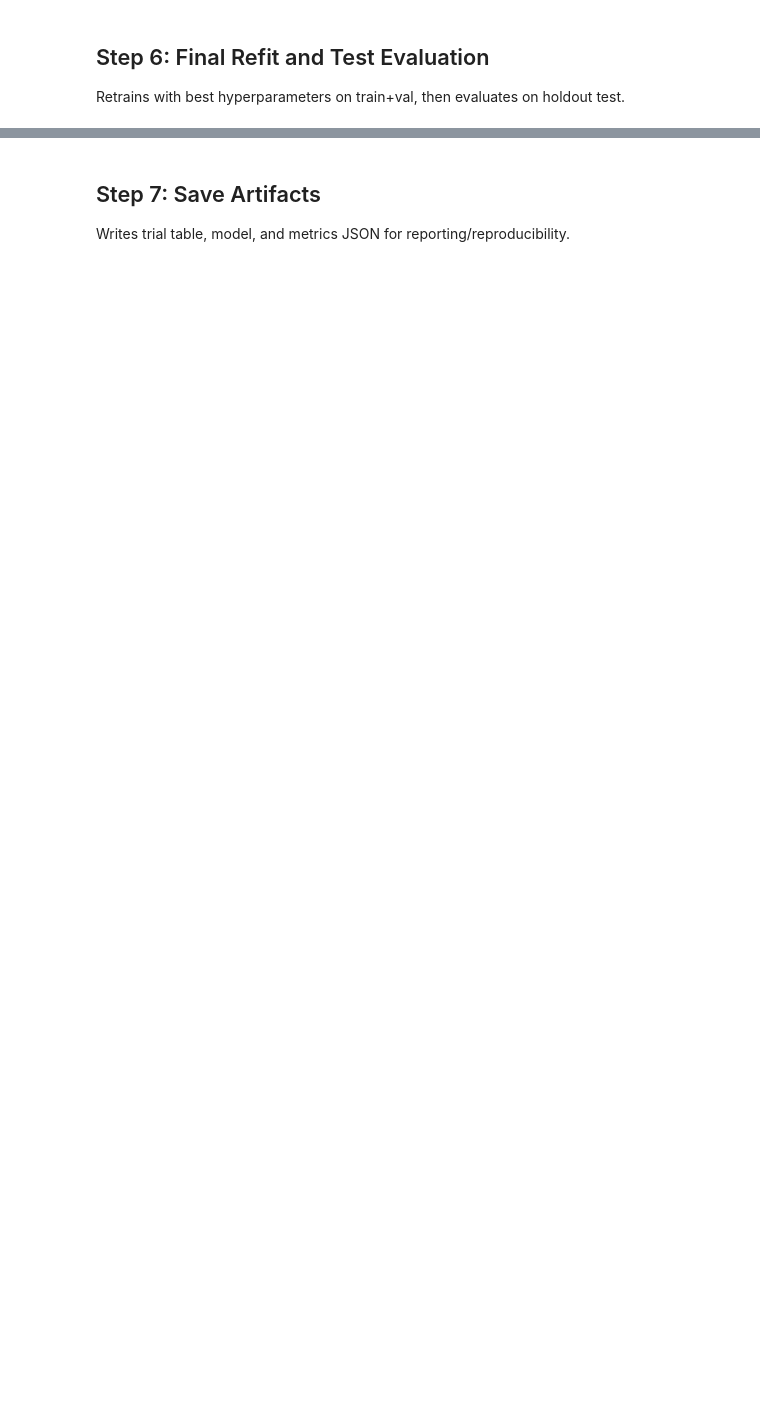
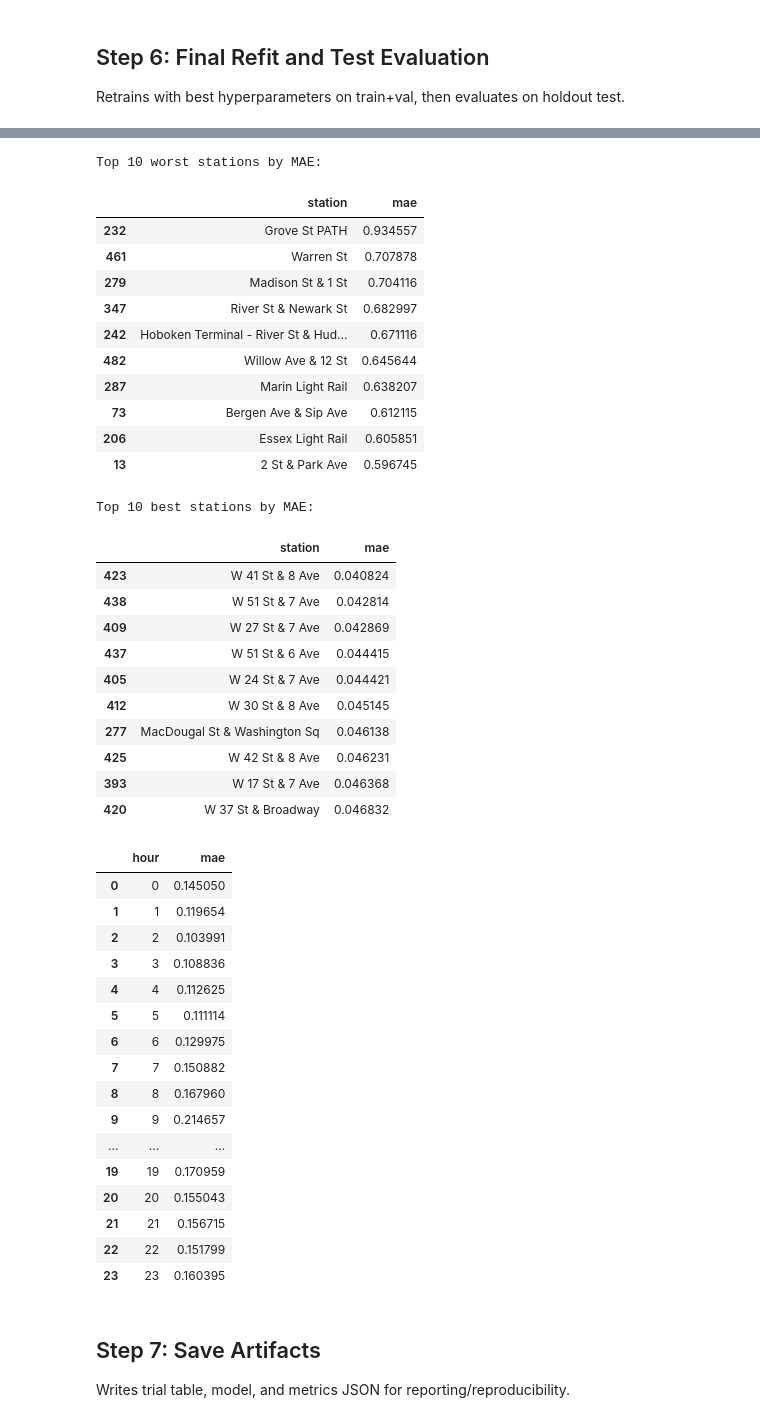
Before and after one commit to thet-htun-swe/SPATIO-TEMPORAL-DEMAND-FORECASTING-FOR-MICRO-MOBILITY-REBALANCING, a Jupyter notebook: notebooks/model_training/train_mlp_tuned_v1.ipynb, the cells around one changed output, grey strips where cells are left out. Saved outputs shown, nothing was run; the diff lists cells and outputs as text; code cells hidden in the pictures; blank space fills up the shorter version.

```diff
--- a/notebooks/model_training/train_mlp_tuned_v1.ipynb
+++ b/notebooks/model_training/train_mlp_tuned_v1.ipynb
@@ -243,3 +345,69 @@ print(f'Final stage total time: {final_stage_seconds:.2f} sec ({final_stage_seco
+# %%
+# Hourly and station-level error analysis for report
+# needs original df rows aligned with test set:
+test_rows = df.loc[test_mask, ["station", "date", "hour"]].reset_index(drop=True)
+eval_test = pd.DataFrame({
+    "station": test_rows["station"],
+    "date": test_rows["date"],
+    "hour": test_rows["hour"].astype(int),
+    "y_true": y_test.reset_index(drop=True),
+    "y_pred": pd.Series(test_pred),
+})
+eval_test["abs_err"] = (eval_test["y_true"] - eval_test["y_pred"]).abs()
+
+hourly_mae = eval_test.groupby("hour", as_index=False)["abs_err"].mean().rename(columns={"abs_err":"mae"})
+station_mae = eval_test.groupby("station", as_index=False)["abs_err"].mean().rename(columns={"abs_err":"mae"})
+station_mae = station_mae.sort_values("mae", ascending=False)
+
+print("Top 10 worst stations by MAE:")
+display(station_mae.head(10))
+
+print("Top 10 best stations by MAE:")
+display(station_mae.tail(10).sort_values("mae", ascending=True))
+
+display(hourly_mae)
+# %% [output]
+Top 10 worst stations by MAE:
+|  | station | mae |
+| 232 | Grove St PATH | 0.934557 |
+| 461 | Warren St | 0.707878 |
+| 279 | Madison St & 1 St | 0.704116 |
+| 347 | River St & Newark St | 0.682997 |
+| 242 | Hoboken Terminal - River St & Hud... | 0.671116 |
+| 482 | Willow Ave & 12 St | 0.645644 |
+| 287 | Marin Light Rail | 0.638207 |
+| 73 | Bergen Ave & Sip Ave | 0.612115 |
+| 206 | Essex Light Rail | 0.605851 |
+| 13 | 2 St & Park Ave | 0.596745 |
+Top 10 best stations by MAE:
+|  | station | mae |
+| 423 | W 41 St & 8 Ave | 0.040824 |
+| 438 | W 51 St & 7 Ave | 0.042814 |
+| 409 | W 27 St & 7 Ave | 0.042869 |
+| 437 | W 51 St & 6 Ave | 0.044415 |
+| 405 | W 24 St & 7 Ave | 0.044421 |
+| 412 | W 30 St & 8 Ave | 0.045145 |
+| 277 | MacDougal St & Washington Sq | 0.046138 |
+| 425 | W 42 St & 8 Ave | 0.046231 |
+| 393 | W 17 St & 7 Ave | 0.046368 |
+| 420 | W 37 St & Broadway | 0.046832 |
+|  | hour | mae |
+| 0 | 0 | 0.145050 |
+| 1 | 1 | 0.119654 |
+| 2 | 2 | 0.103991 |
+| 3 | 3 | 0.108836 |
+| 4 | 4 | 0.112625 |
+| 5 | 5 | 0.111114 |
+| 6 | 6 | 0.129975 |
+| 7 | 7 | 0.150882 |
+| 8 | 8 | 0.167960 |
+| 9 | 9 | 0.214657 |
+| ... | ... | ... |
+| 19 | 19 | 0.170959 |
+| 20 | 20 | 0.155043 |
+| 21 | 21 | 0.156715 |
+| 22 | 22 | 0.151799 |
+| 23 | 23 | 0.160395 |
 # %% [markdown]
 ## Step 7: Save Artifacts
 
```
Also changed, not shown: parts of 17 cells of this notebook.
